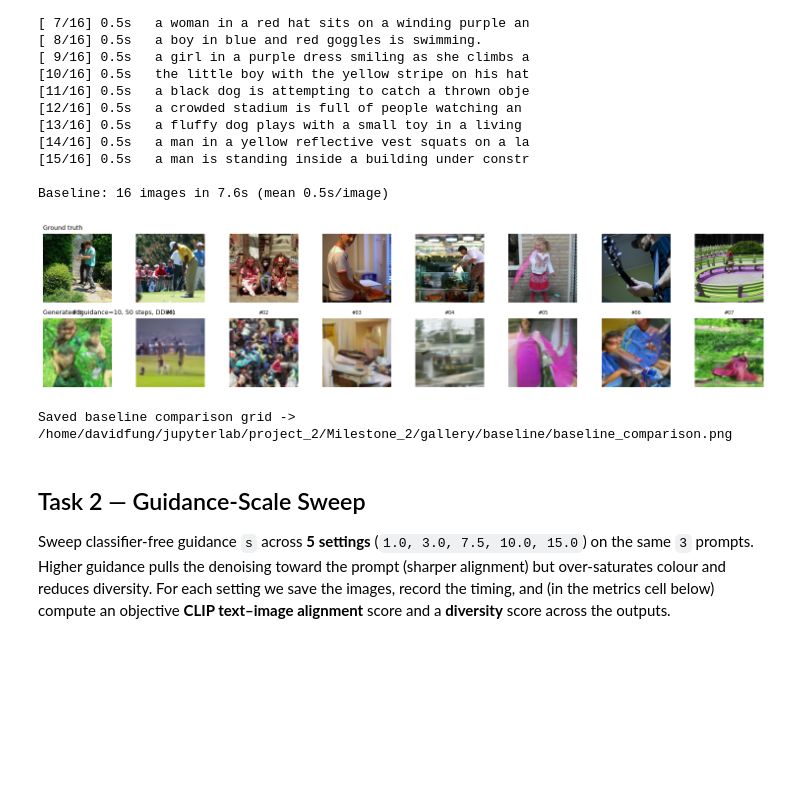
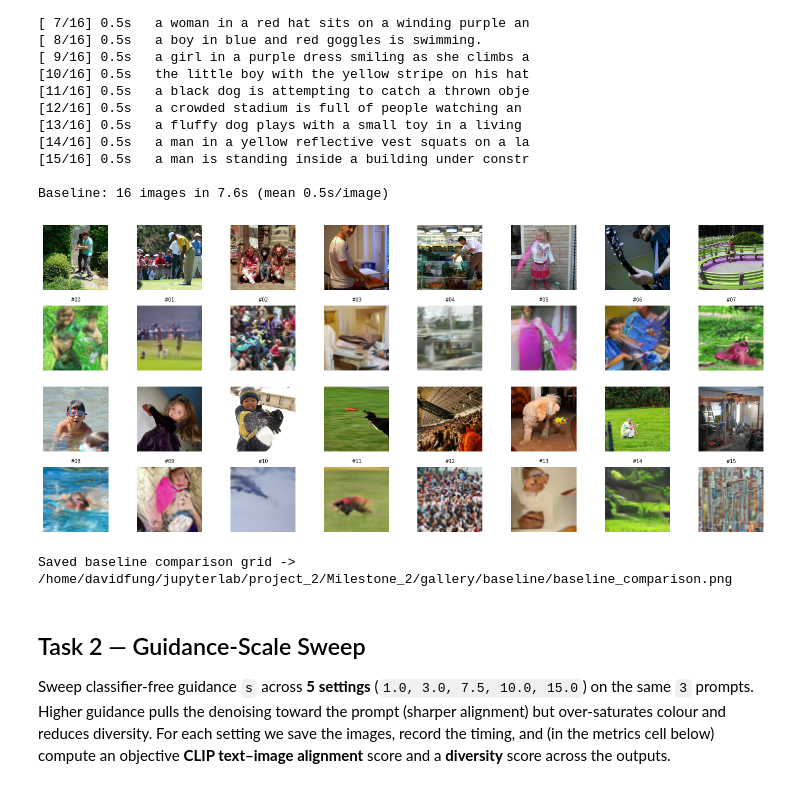
Before and after one commit to ne-fungdavid/Project_2, a Jupyter notebook: Milestone_2/Conditional_Generation.ipynb, the cells around one changed output. Drawn from its saved outputs; the diff is of its cells as text; code cells hidden in the pictures; blank space fills up the shorter version.

```diff
--- a/Milestone_2/Conditional_Generation.ipynb
+++ b/Milestone_2/Conditional_Generation.ipynb
@@ -435,24 +435,26 @@ Baseline: 16 images in 7.6s (mean 0.5s/image)
 # %%
 # Baseline: ground truth (top row) vs generated (bottom row), 8 per row
 n = len(gt_images)
 gen_imgs = [Image.open(os.path.join(baseline_dir, f"base_{i:02d}.png")) for i in range(n)]
 ncols = 8
-fig, axes = plt.subplots(2, ncols, figsize=(1.9 * ncols, 3.6))
-for j in range(ncols):
-    axes[0, j].axis('off'); axes[1, j].axis('off')
-    if j < n:
-        axes[0, j].imshow(gt_images[j])
-        axes[1, j].imshow(gen_imgs[j])
-        axes[1, j].set_title(f"#{j:02d}", fontsize=7)
-axes[0, 0].set_title("Ground truth", loc='left', fontsize=9)
-axes[1, 0].set_title(f"Generated (guidance={BASE_GUIDANCE}, {BASE_STEPS} steps, DDIM)",
-                     loc='left', fontsize=9)
+nrows = math.ceil(n / ncols)
+
+fig, axes = plt.subplots(2 * nrows, ncols, figsize=(1.9 * ncols, 1.6 * 2 * nrows))
+for j in range(n):
+    r, c = divmod(j, ncols)
+    axes[2 * r, c].imshow(gt_images[j]);   axes[2 * r, c].axis('off')
+    axes[2 * r + 1, c].imshow(gen_imgs[j]); axes[2 * r + 1, c].axis('off')
+    axes[2 * r + 1, c].set_title(f"#{j:02d}", fontsize=7)
+for j in range(n, nrows * ncols):
+    r, c = divmod(j, ncols)
+    axes[2 * r, c].axis('off'); axes[2 * r + 1, c].axis('off')
+
 plt.tight_layout()
 plt.savefig(os.path.join(baseline_dir, "baseline_comparison.png"), dpi=120, bbox_inches='tight')
 plt.show()
 print(f"Saved baseline comparison grid -> {os.path.join(baseline_dir, 'baseline_comparison.png')}")
 # %% [output]
-[figure, old version]
+[figure, new version]
 Saved baseline comparison grid -> /home/davidfung/jupyterlab/project_2/Milestone_2/gallery/baseline/baseline_comparison.png
 # %% [markdown]
 ## Task 2 — Guidance-Scale Sweep
```
Also changed, not shown: 1 other file.
